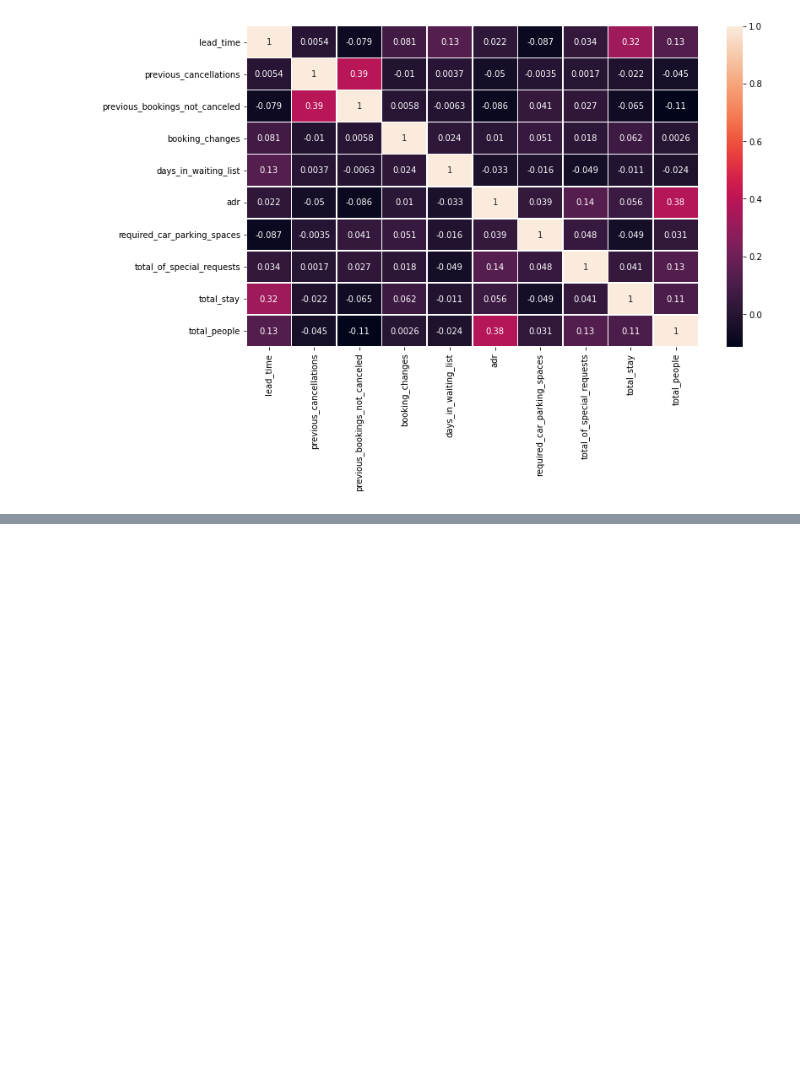
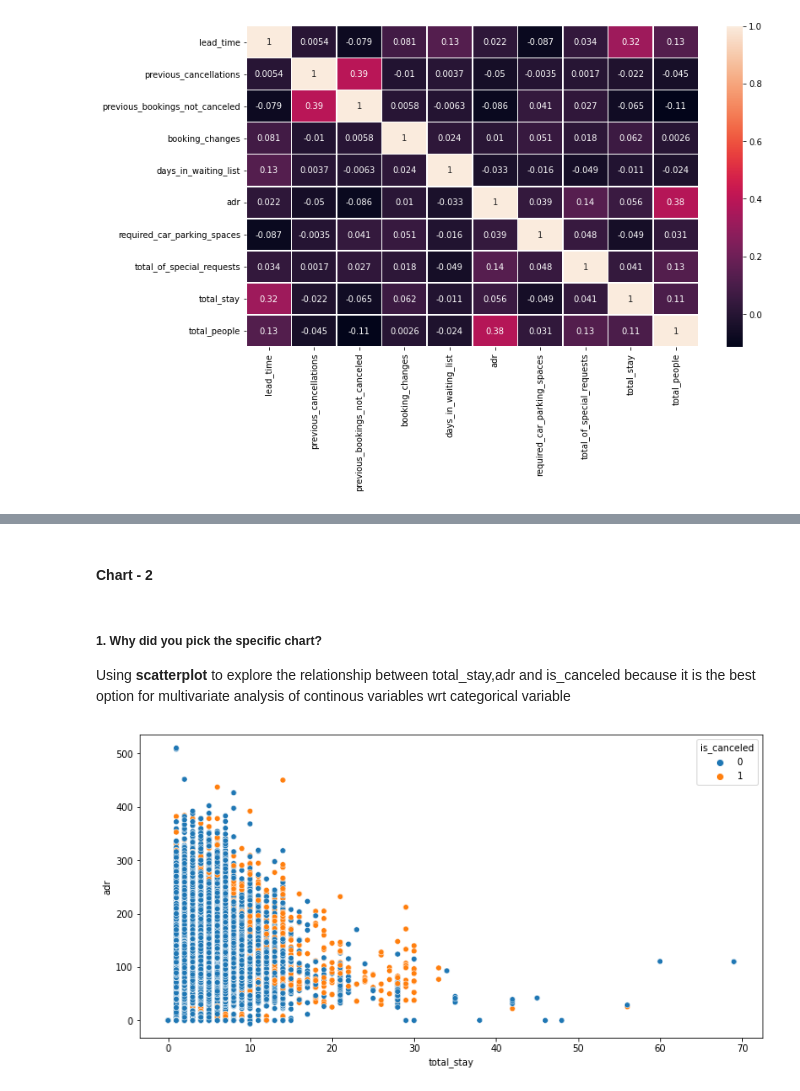
Before and after one commit to aswinijena3459/Hotel-Booking-analysis-EDA, a Jupyter notebook: Hotel_Bookings_Analysis.ipynb, the cells around one changed output, grey strips where cells are left out. Drawn from its saved outputs; the diff is of its cells as text; code cells hidden in the pictures; blank space fills up the shorter version.

```diff
--- a/Hotel_Bookings_Analysis.ipynb
+++ b/Hotel_Bookings_Analysis.ipynb
@@ -684,0 +733,11 @@ Focusing on the lighter shades cells-
+# %% [markdown]
+#### Chart - 2
+# %% [markdown]
+##### 1. Why did you pick the specific chart?
+Using **scatterplot** to explore the relationship between total_stay,adr and is_canceled because it is the best option for multivariate analysis of continous variables wrt categorical variable
+# %%
+plt.figure(figsize = (12,6))
+sns.scatterplot(y = 'adr', x = 'total_stay', data = df1,hue='is_canceled')
+plt.show()
+# %% [output]
+[figure, added]
```
Also changed, not shown: parts of 19 cells of this notebook.
